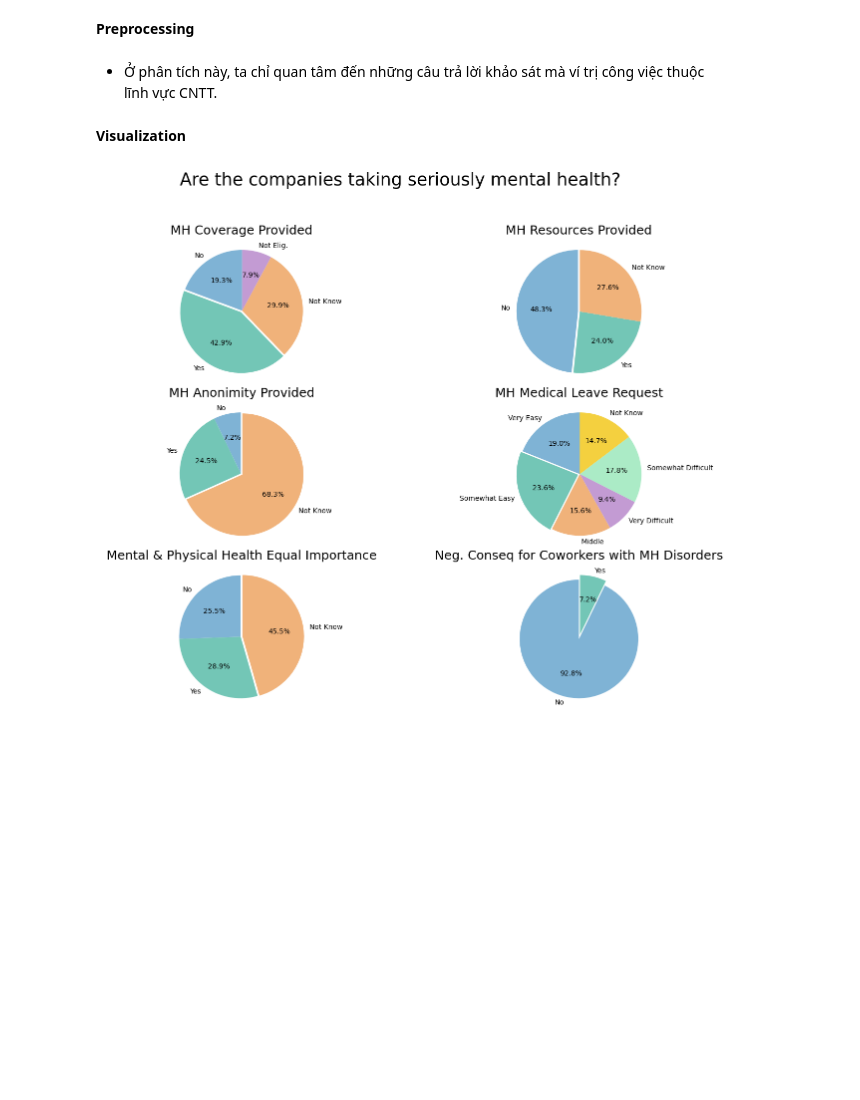
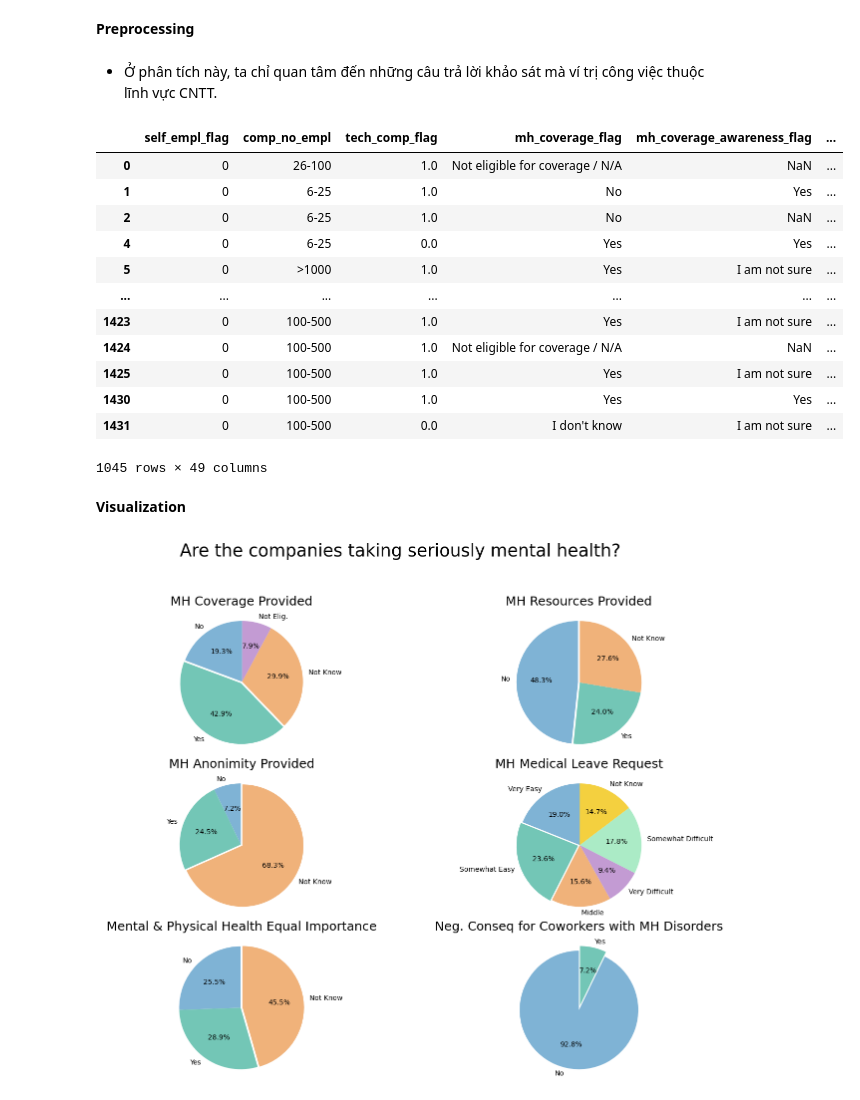
Before and after one commit to iam-Dylan/pfds-final-project, a Jupyter notebook: 4-analyzing.ipynb, the cells around one changed output. Drawn from its saved outputs; the diff is of its cells as text; code cells hidden in the pictures; blank space fills up the shorter version.

```diff
--- a/4-analyzing.ipynb
+++ b/4-analyzing.ipynb
@@ -35,21 +35,36 @@ df.head(5)
 # %%
 tech_list = []
 techs = ['Back-end', 'Front-end', 'Dev', 'DevOps']
 for tech in techs:
     tech_list.append(df[df['work_position'].str.contains(tech)]['work_position'].tolist())
 
 flat_list = [item for sublist in tech_list for item in sublist]
 flat_list = list(dict.fromkeys(flat_list)) # remove the duplicates
 
 # recode the list with tech work position
 df['tech_flag'] = df['work_position']
 df['tech_flag'].replace(to_replace = flat_list, value = 1, inplace = True)
 
 # the other items - non tech
 remain_list = df['tech_flag'].unique()[1:].tolist()
 df['tech_flag'].replace(to_replace = remain_list, value = 0, inplace = True)
 
 tech_df = df[df['tech_flag'] == 1]
+tech_df
+# %% [output]
+|  | self_empl_flag | comp_no_empl | tech_comp_flag | mh_coverage_flag | mh_coverage_awareness_flag | ... |
+| 0 | 0 | 26-100 | 1.0 | Not eligible for coverage / N/A | NaN | ... |
+| 1 | 0 | 6-25 | 1.0 | No | Yes | ... |
+| 2 | 0 | 6-25 | 1.0 | No | NaN | ... |
+| 4 | 0 | 6-25 | 0.0 | Yes | Yes | ... |
+| 5 | 0 | >1000 | 1.0 | Yes | I am not sure | ... |
+| ... | ... | ... | ... | ... | ... | ... |
+| 1423 | 0 | 100-500 | 1.0 | Yes | I am not sure | ... |
+| 1424 | 0 | 100-500 | 1.0 | Not eligible for coverage / N/A | NaN | ... |
+| 1425 | 0 | 100-500 | 1.0 | Yes | I am not sure | ... |
+| 1430 | 0 | 100-500 | 1.0 | Yes | Yes | ... |
+| 1431 | 0 | 100-500 | 0.0 | I don't know | I am not sure | ... |
+1045 rows × 49 columns
 # %% [markdown]
 **Visualization**
 # %%
```
Also changed, not shown: 1 other file.
